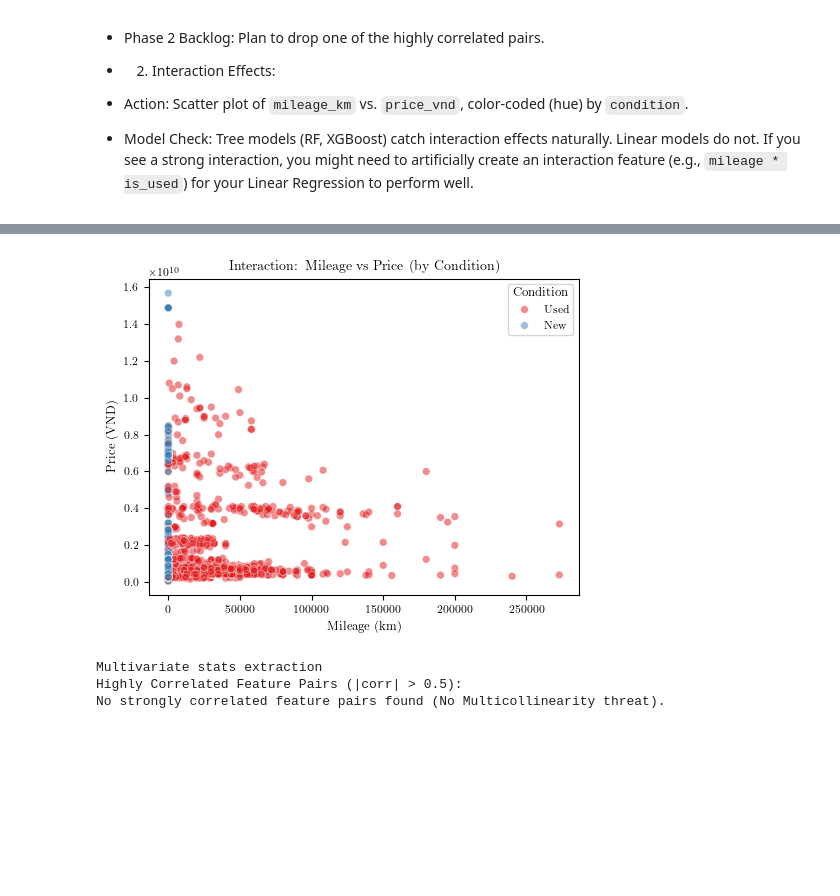
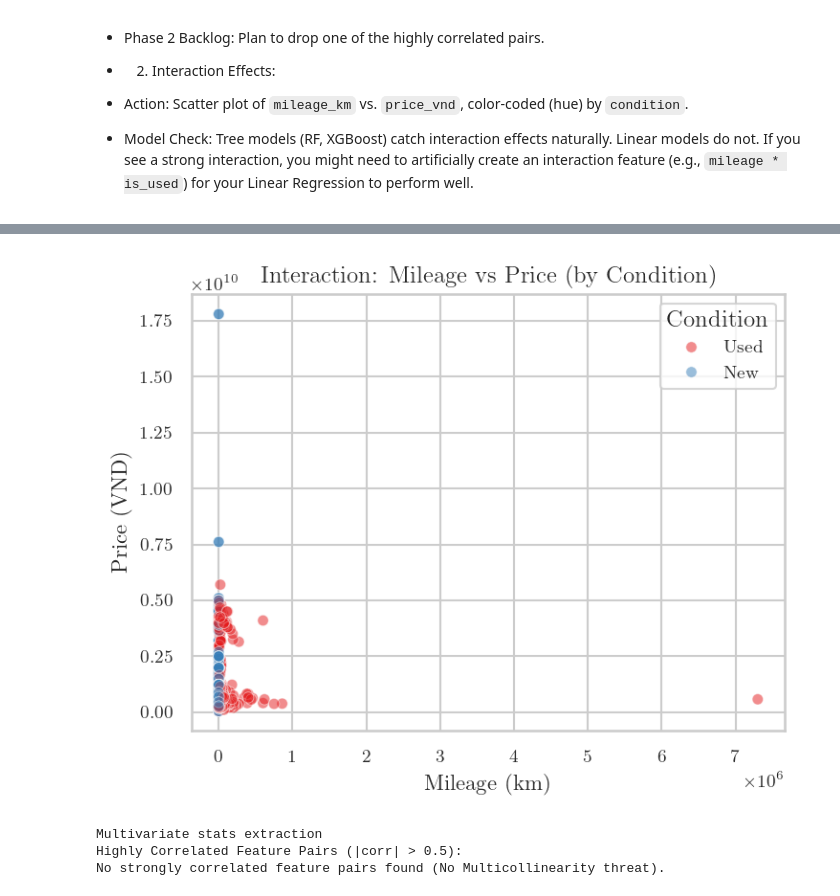
Before and after one commit to AIL-SP25-G6/ev_car, a Jupyter notebook: notebooks/eda.ipynb, the cells around one changed output, grey strips where cells are left out. Cells and saved outputs as stored; diff of their text form; code cells hidden in the pictures; blank space fills up the shorter version.

```diff
--- a/notebooks/eda.ipynb
+++ b/notebooks/eda.ipynb
@@ -12,17 +16,10 @@ import os
 # %% [markdown]
 Settings to standardize plots exports.
 # %%
-plt.rcParams.update({
-    "font.family": "serif",
-    # "font.serif": ["Times New Roman", "DejaVu Serif", "Liberation Serif", "STIXGeneral"],
-    "font.size": 9,
-    "axes.titlesize": 10,
-    "axes.labelsize": 9,
-    "legend.fontsize": 8,
-    "xtick.labelsize": 8,
-    "ytick.labelsize": 8,
-    "pdf.fonttype": 42,
-    "ps.fonttype": 42,
-    "text.usetex": True
-})
+from src.viz.style import (
+    apply_style, latex_safe, add_bar_labels,
+    PALETTE, COLOR_PRIMARY, COLOR_ACCENT, COLOR_GOOD, COLOR_BAD,
+    FIGSIZE_SINGLE, FIGSIZE_WIDE, FIGSIZE_TALL,
+)
+apply_style()
 # %%
@@ -438,4 +328,5 @@ Corrected 146 records with suspected missing zeros (price too low).
 # %%
-# Drop records with unrealistically low prices after correction
-df = df[df['price_vnd'] >= 50_000_000]
-print(f"Records after floor filter (>= 50M VND): {df.shape[0]}")
+budget_models = ['VF3', 'Mini EV', 'VF5', 'EC Van', 'Wuling']
+cheap_extra_zero = (df['base_model'].isin(budget_models)) & (df['price_vnd'] > 1_000_000_000)
+
+df.loc[cheap_extra_zero, 'price_vnd'] = df.loc[cheap_extra_zero, 'price_vnd'] / 10
@@ -463,8 +335,6 @@ Name: price_vnd, dtype: str
 # %%
-# Cap extreme outliers using 99th percentile as a safety net
-p99 = df['price_vnd'].quantile(0.99)
-outlier_count = (df['price_vnd'] > p99 * 2).sum()
-df = df[df['price_vnd'] <= p99 * 2]
-print(f"Removed {outlier_count} extreme outliers above {p99 * 2:,.0f} VND (2x P99).")
-print(f"Final Skewness: {df['price_vnd'].skew():.2f}")
+print(f"Current Dataset Shape: {df.shape}")
+print(f"\nNew Skewness: {df['price_vnd'].skew():.2f}")
+print("Cleaned Price Statistics")
+print(df['price_vnd'].describe().apply(lambda x: format(x, 'f')))
 # %% [output]
@@ -473,3 +354,4 @@ Final Skewness: 2.50
 # %%
-analyze_target_distribution(df, 'price_vnd')
+df = df[df['price_vnd'] < 20_000_000_000]
+print(f"Extreme outliers removed. New Skewness: {df['price_vnd'].skew():.2f}")
 # %% [output]
@@ -833,19 +669,18 @@ plt.show()
 # %%
 # --- 2. Interaction Effects (Mileage vs. Price by Condition) ---
-# Filter out impossible mileage values for plot readability
-plot_df = df[df['mileage_km'] <= 300_000].copy()
 plt.figure(figsize=(5, 4))
-sns.scatterplot(data=plot_df, x='mileage_km', y='price_vnd', hue='condition',
+# We use scatterplot here to clearly see the color separation
+sns.scatterplot(data=df, x='mileage_km', y='price_vnd', hue='condition',
                 alpha=0.5, palette='Set1', s=30)
 plt.title('Interaction: Mileage vs Price (by Condition)')
 plt.xlabel('Mileage (km)')
 plt.ylabel('Price (VND)')
 plt.legend(title='Condition')
 plt.tight_layout()
 plt.savefig(MULTIVARIATE_PATH / 'interaction_mileage_condition.pdf', bbox_inches='tight', format='pdf')
 plt.show()
 # %% [output]
-[figure, old version]
+[figure, new version]
 # %%
 print("Multivariate stats extraction")
 print("Highly Correlated Feature Pairs (|corr| > 0.5):")
```
Also changed, not shown: parts of 52 cells of this notebook, 25 other files.
